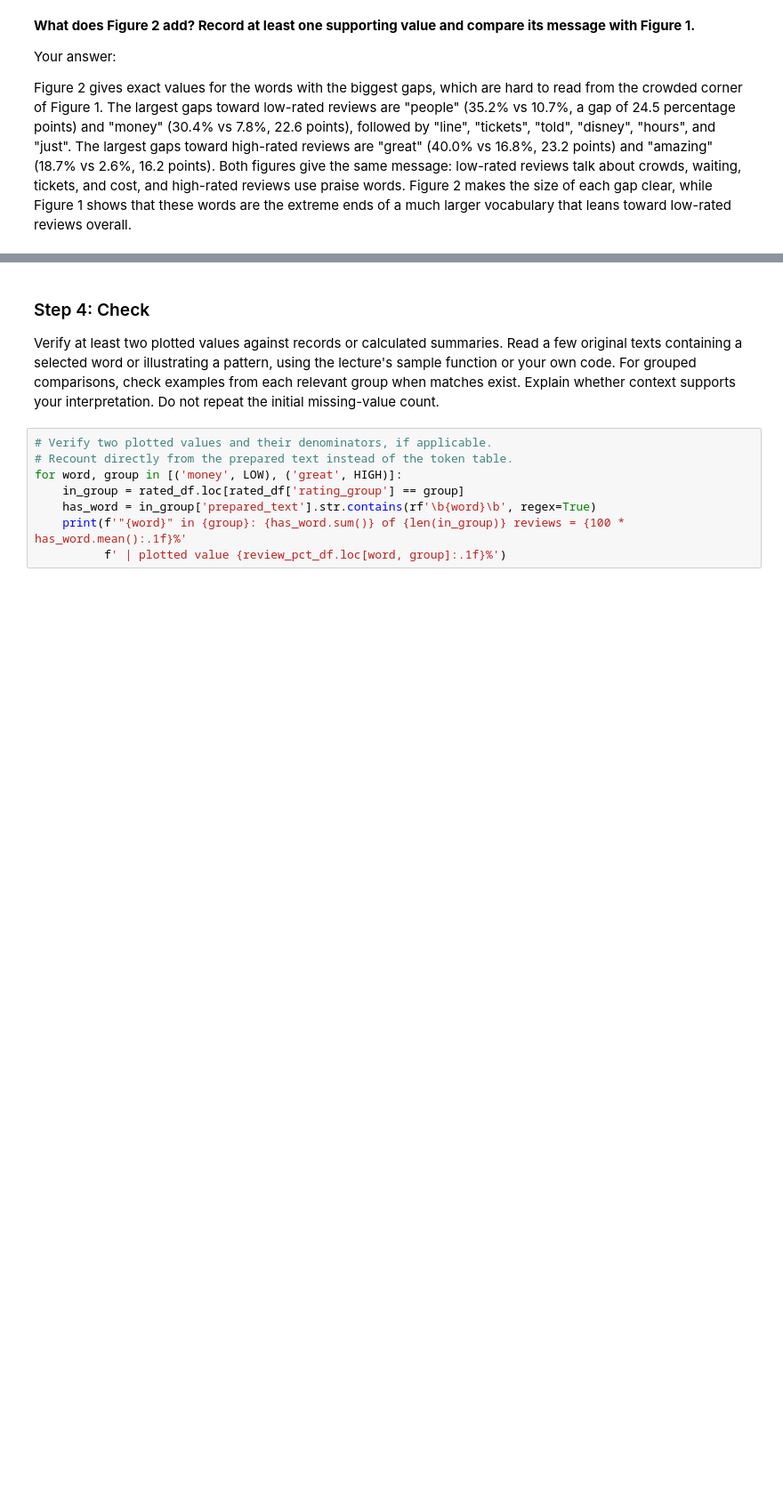
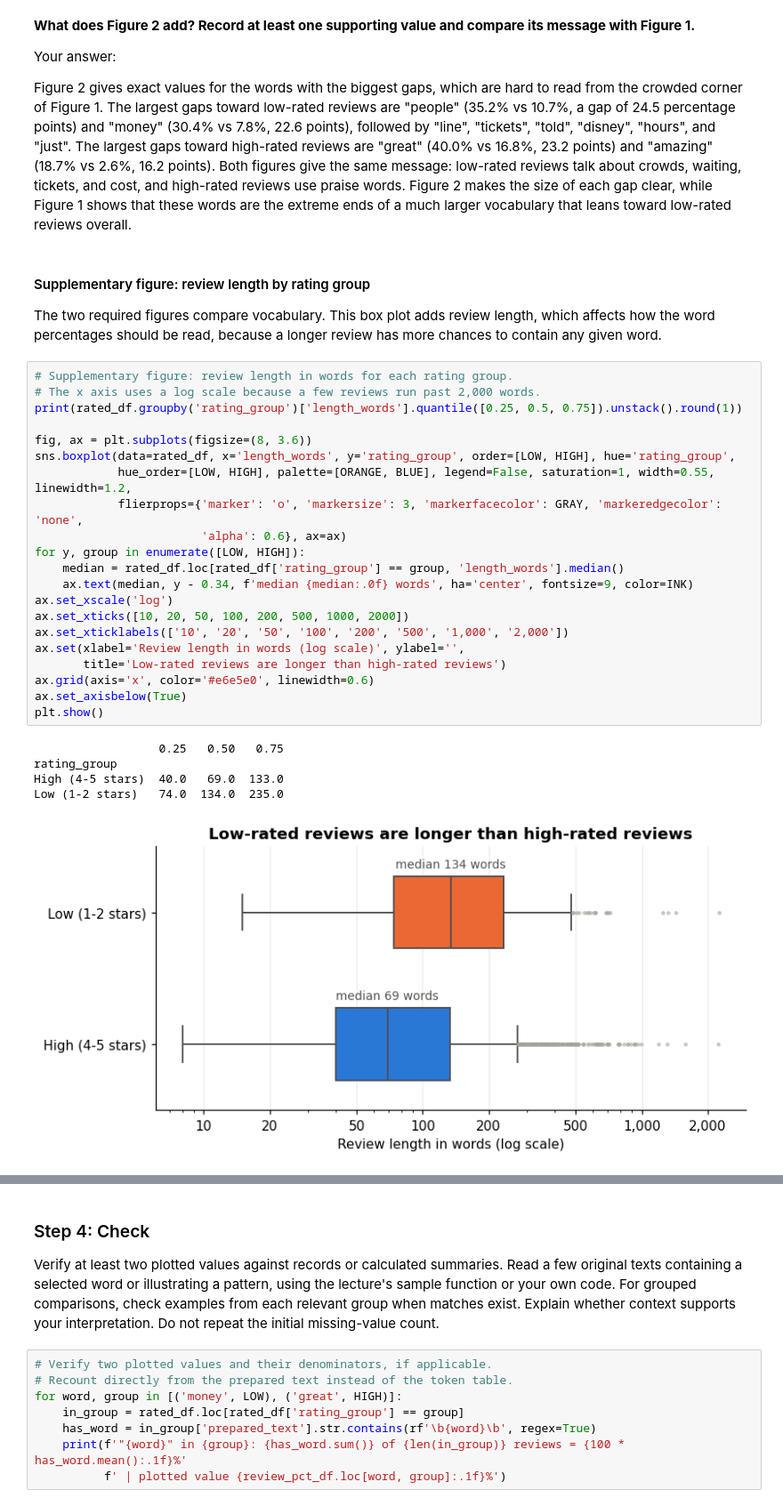
Before and after one commit to CyberDaVincii/Data_Visualization_and_Modeling_Campus, a Jupyter notebook: week04/lab/Lab - Visualizing Text Data.ipynb, the cells around one changed output, grey strips where cells are left out. Shown at 89% size. Drawn from its saved outputs; the diff is of its cells as text; blank space fills up the shorter version.

Commit message:
Text lab: add review-length box plot to Investigation 1

```diff
--- a/week04/lab/Lab - Visualizing Text Data.ipynb
+++ b/week04/lab/Lab - Visualizing Text Data.ipynb
@@ -477,3 +479,34 @@ great                    16.8              40.0       -23.2
 Your answer:
 
 Figure 2 gives exact values for the words with the biggest gaps, which are hard to read from the crowded corner of Figure 1. The largest gaps toward low-rated reviews are "people" (35.2% vs 10.7%, a gap of 24.5 percentage points) and "money" (30.4% vs 7.8%, 22.6 points), followed by "line", "tickets", "told", "disney", "hours", and "just". The largest gaps toward high-rated reviews are "great" (40.0% vs 16.8%, 23.2 points) and "amazing" (18.7% vs 2.6%, 16.2 points). Both figures give the same message: low-rated reviews talk about crowds, waiting, tickets, and cost, and high-rated reviews use praise words. Figure 2 makes the size of each gap clear, while Figure 1 shows that these words are the extreme ends of a much larger vocabulary that leans toward low-rated reviews overall.
+# %% [markdown]
+#### Supplementary figure: review length by rating group
+
+The two required figures compare vocabulary. This box plot adds review length, which affects how the word percentages should be read, because a longer review has more chances to contain any given word.
+# %%
+# Supplementary figure: review length in words for each rating group.
+# The x axis uses a log scale because a few reviews run past 2,000 words.
+print(rated_df.groupby('rating_group')['length_words'].quantile([0.25, 0.5, 0.75]).unstack().round(1))
+
+fig, ax = plt.subplots(figsize=(8, 3.6))
+sns.boxplot(data=rated_df, x='length_words', y='rating_group', order=[LOW, HIGH], hue='rating_group',
+            hue_order=[LOW, HIGH], palette=[ORANGE, BLUE], legend=False, saturation=1, width=0.55, linewidth=1.2,
+            flierprops={'marker': 'o', 'markersize': 3, 'markerfacecolor': GRAY, 'markeredgecolor': 'none',
+                        'alpha': 0.6}, ax=ax)
+for y, group in enumerate([LOW, HIGH]):
+    median = rated_df.loc[rated_df['rating_group'] == group, 'length_words'].median()
+    ax.text(median, y - 0.34, f'median {median:.0f} words', ha='center', fontsize=9, color=INK)
+ax.set_xscale('log')
+ax.set_xticks([10, 20, 50, 100, 200, 500, 1000, 2000])
+ax.set_xticklabels(['10', '20', '50', '100', '200', '500', '1,000', '2,000'])
+ax.set(xlabel='Review length in words (log scale)', ylabel='',
+       title='Low-rated reviews are longer than high-rated reviews')
+ax.grid(axis='x', color='#e6e5e0', linewidth=0.6)
+ax.set_axisbelow(True)
+plt.show()
+# %% [output]
+                  0.25   0.50   0.75
+rating_group
+High (4-5 stars)  40.0   69.0  133.0
+Low (1-2 stars)   74.0  134.0  235.0
+[figure, added]
```
Also changed, not shown: parts of 5 cells of this notebook.
